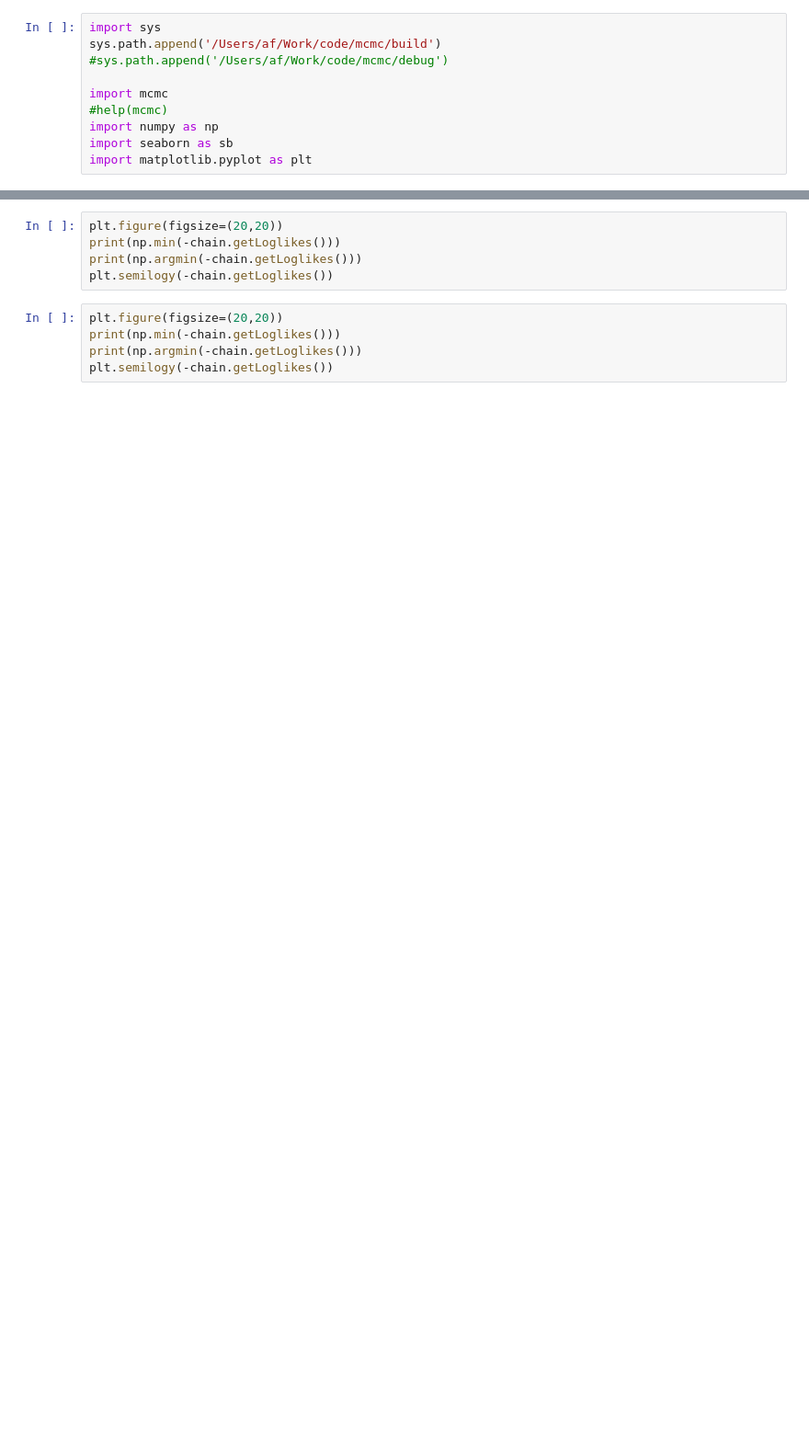
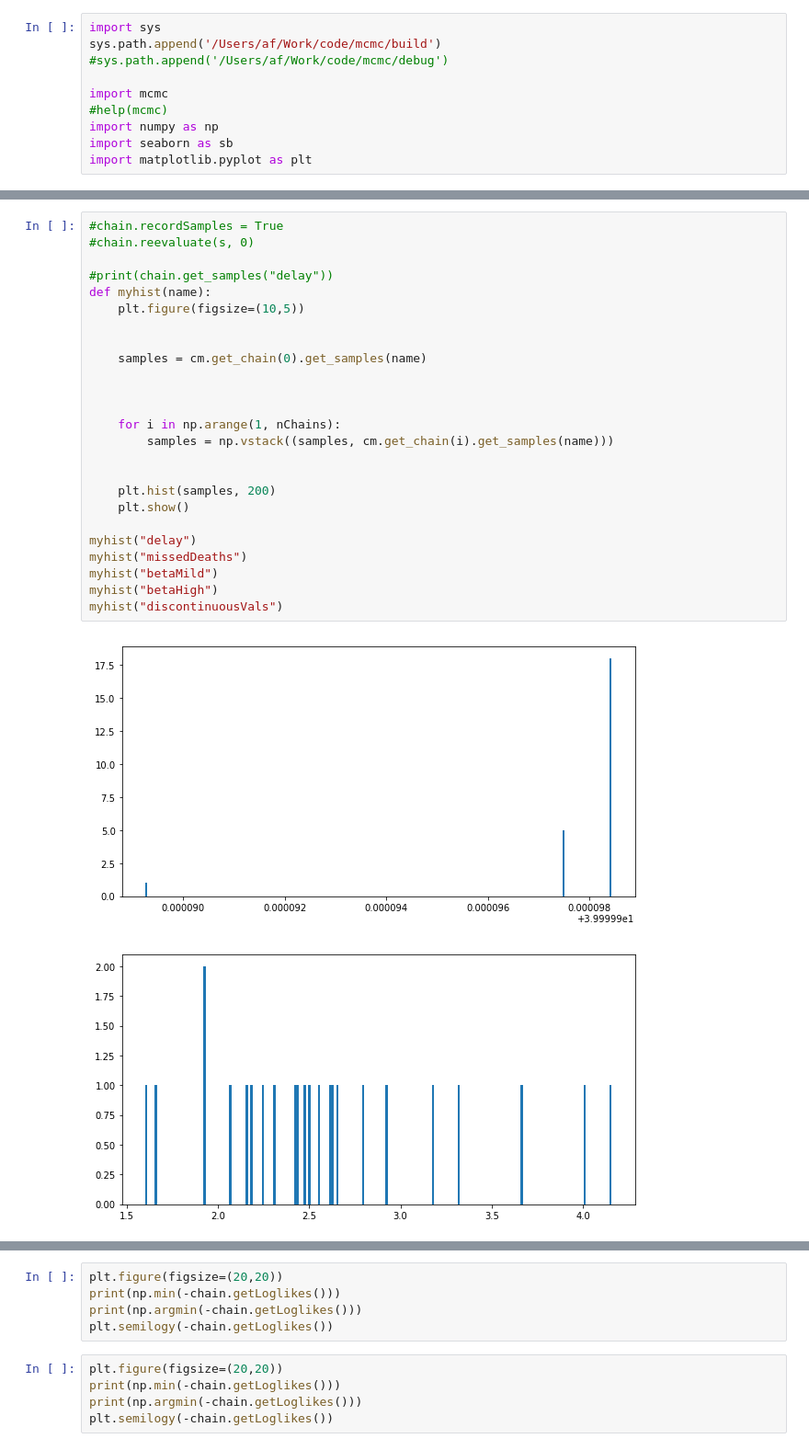
Before and after one commit to AndreasFinke/mcmc, a Jupyter notebook: notebooks/covid4.ipynb, the cells around one changed output, grey strips where cells are left out. Shown: that part at 92% size. Cells and saved outputs as stored; diff of their text form; blank space fills up the shorter version.

```diff
--- a/notebooks/covid4.ipynb
+++ b/notebooks/covid4.ipynb
@@ -282,0 +382,28 @@ plt.semilogy(-chain.getLoglikes())
+# %%
+#chain.recordSamples = True
+#chain.reevaluate(s, 0)
+
+#print(chain.get_samples("delay"))
+def myhist(name):
+    plt.figure(figsize=(10,5))
+
+
+    samples = cm.get_chain(0).get_samples(name)
+
+
+
+    for i in np.arange(1, nChains):
+        samples = np.vstack((samples, cm.get_chain(i).get_samples(name)))
+
+
+    plt.hist(samples, 200)
+    plt.show()
+
+myhist("delay")
+myhist("missedDeaths")
+myhist("betaMild")
+myhist("betaHigh")
+myhist("discontinuousVals")
+# %% [output]
+[figure, added]
+[figure, added]
```
Also changed, not shown: parts of 21 cells of this notebook, 1 other file.
